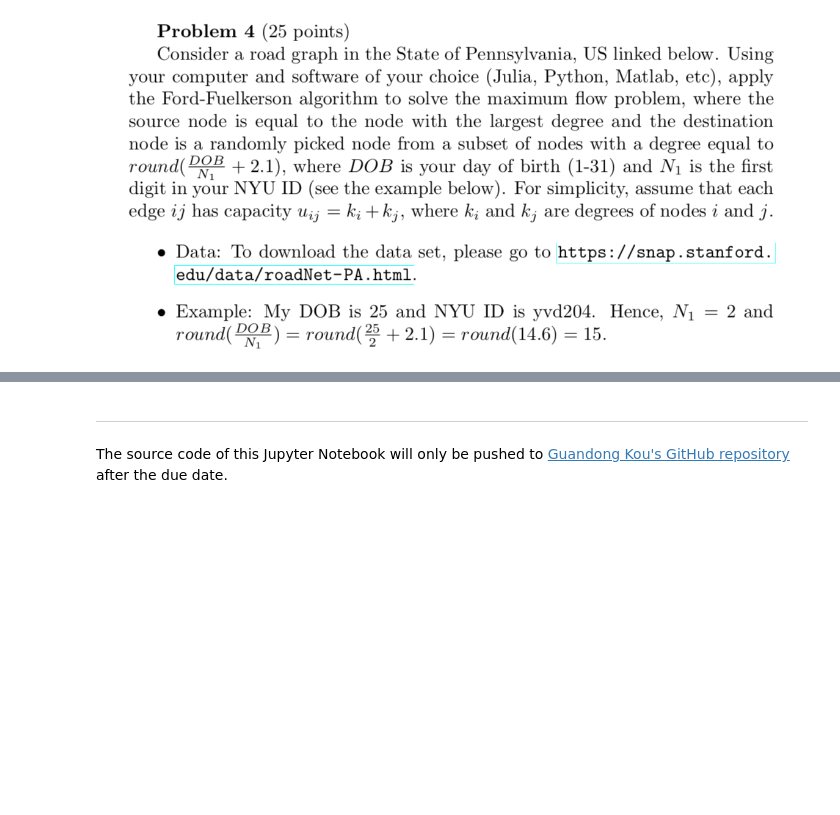
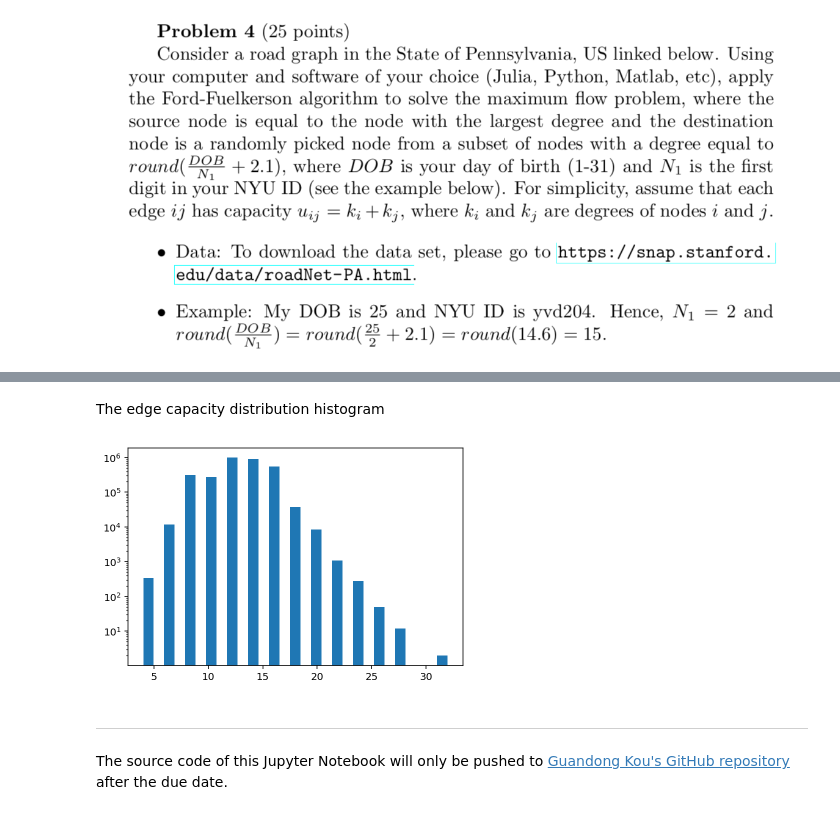
Before and after one commit to Kou-Guandong/NYU_9293_Network_Science_and_Optimization, a Jupyter notebook: HW5/HW5_gk1675.ipynb, the cells around one changed output, grey strips where cells are left out. Drawn from its saved outputs; the diff is of its cells as text; code cells hidden in the pictures; blank space fills up the shorter version.

```diff
--- a/HW5/HW5_gk1675.ipynb
+++ b/HW5/HW5_gk1675.ipynb
@@ -26,0 +202,2 @@ Largest augmenting path
+# %%
+capacity_dict = {edge: degree_dict[edge[0]] + degree_dict[edge[1]] for edge in list(G.edges)}
@@ -27,3 +242,9 @@ Largest augmenting path
+# %% [markdown]
+The edge capacity distribution histogram
+# %%
+plot_distribution(capacity_dict)
+# %% [output]
+[figure, added]
 # %% [markdown]
 ---
 The source code of this Jupyter Notebook will only be pushed to [Guandong Kou's GitHub repository](https://github.com/Kou-Guandong/NYU_9293_Network_Science_and_Optimization) after the due date.
```
Also changed, not shown: parts of 62 cells of this notebook, 1 other file.
